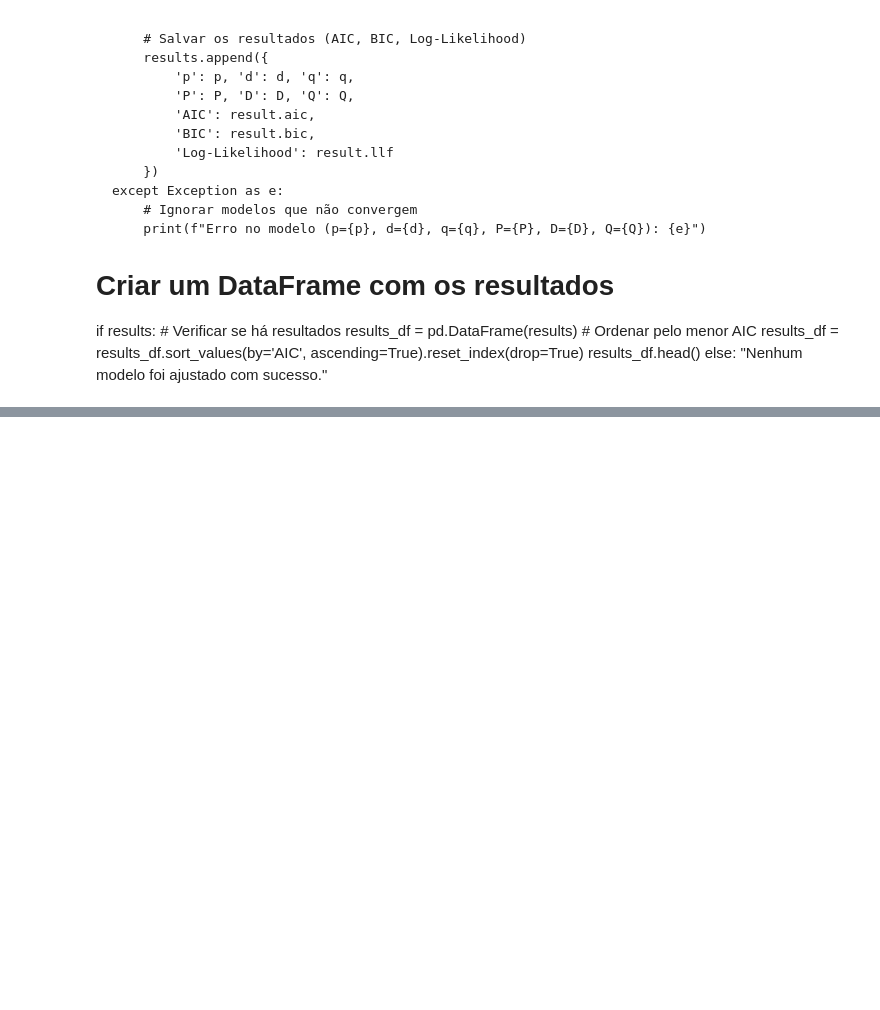
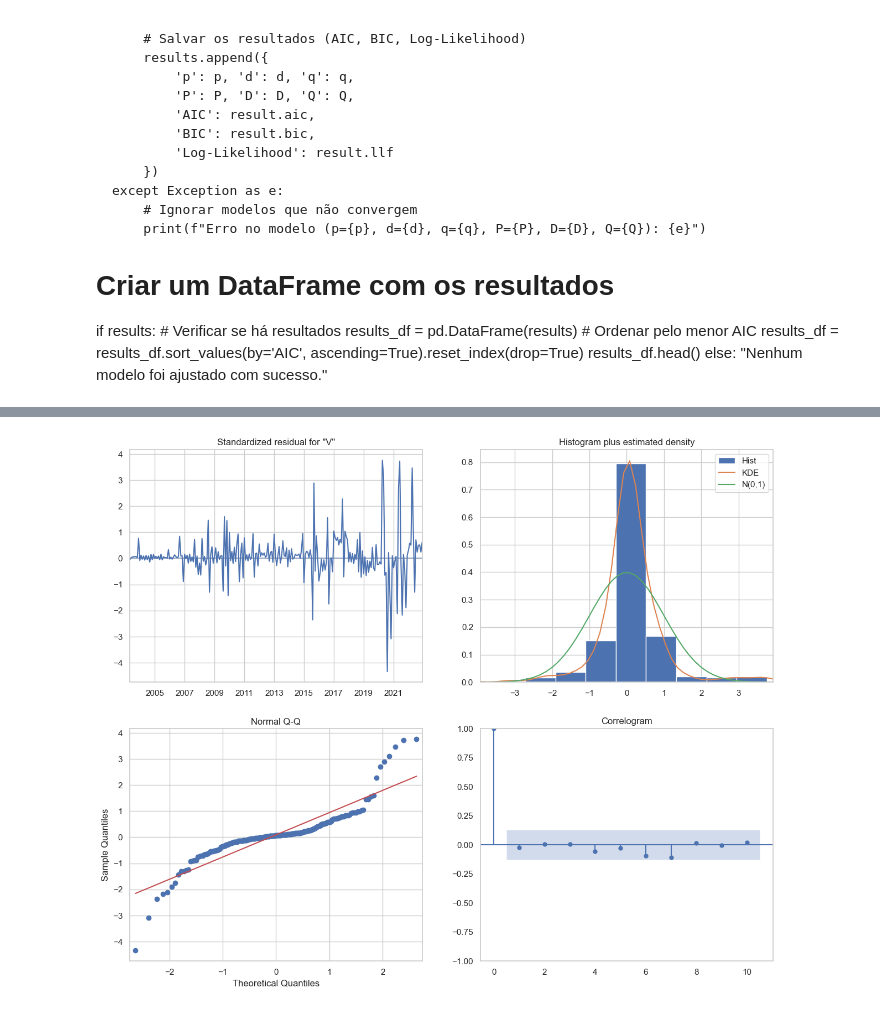
Before and after one commit to victordornelos/tcc_cap3, a Jupyter notebook: cap3.ipynb, the cells around one changed output, grey strips where cells are left out. Drawn from its saved outputs; the diff is of its cells as text; code cells hidden in the pictures; blank space fills up the shorter version.

```diff
--- a/cap3.ipynb
+++ b/cap3.ipynb
@@ -782,0 +768,6 @@ Warnings:
+# %%
+resultado_modelo.plot_diagnostics(figsize=(15, 12))
+plt.grid(False)
+plt.show()
+# %% [output]
+[figure, added]
```
Also changed, not shown: parts of 10 cells of this notebook.
